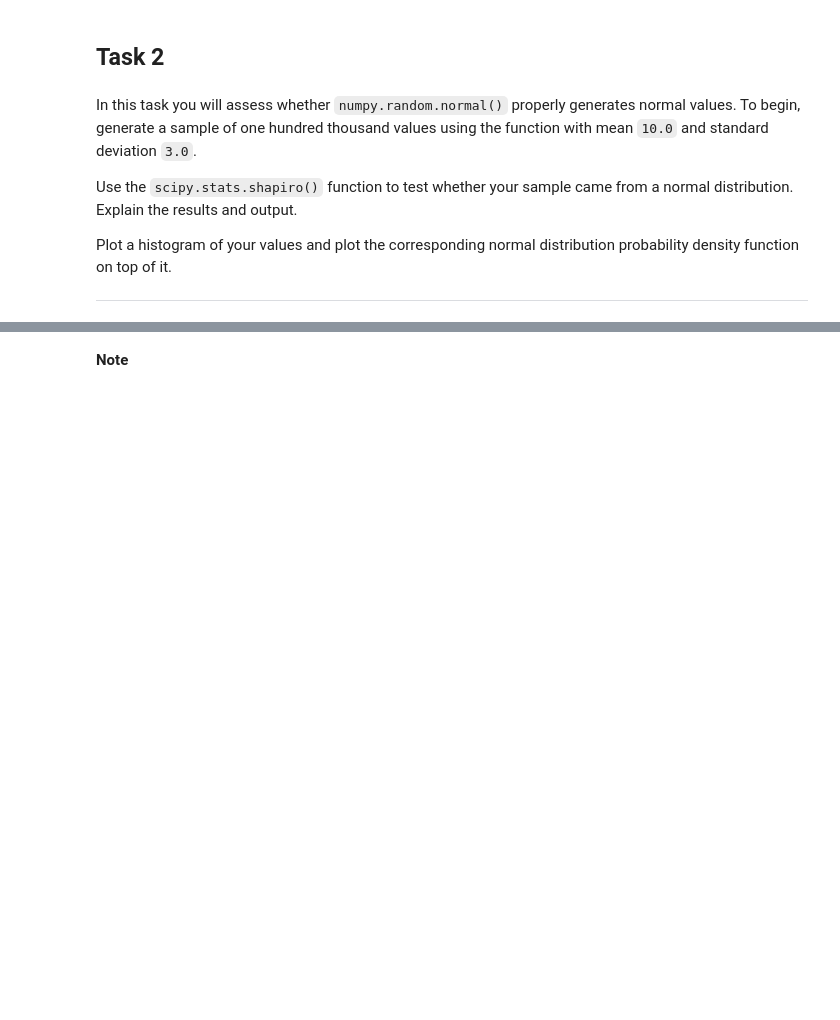
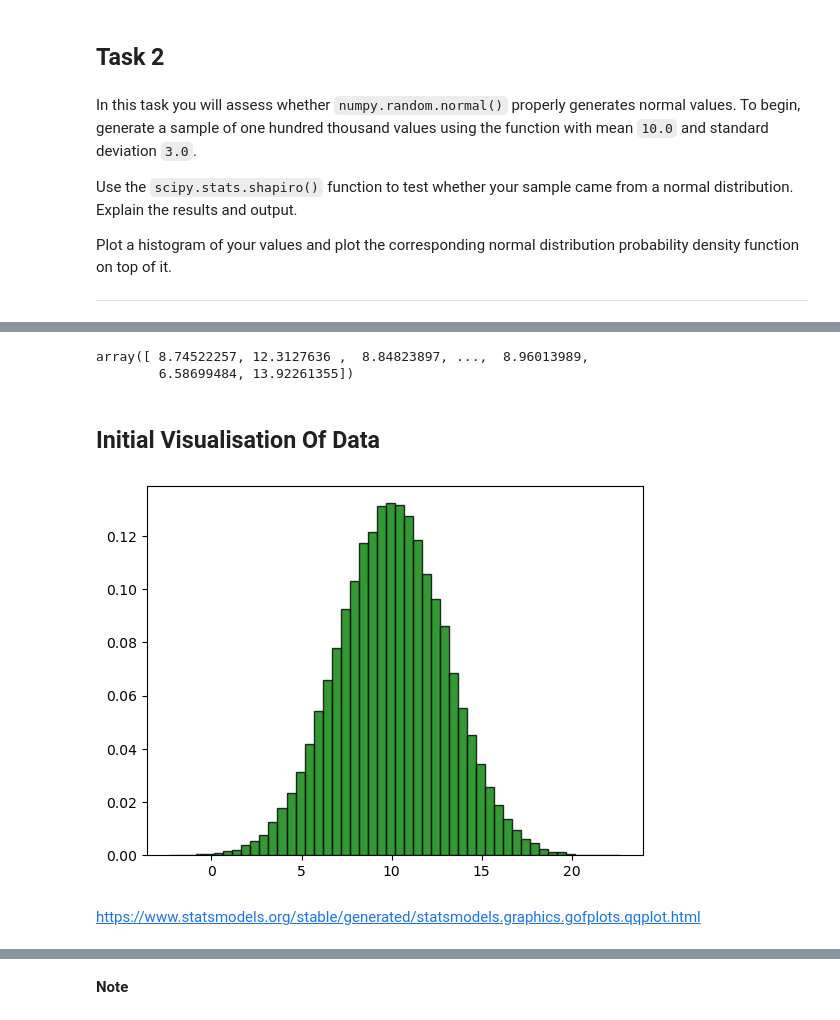
Before and after one commit to ECronin1973/Applied_Statistics_MyWork, a Jupyter notebook: tasks.ipynb, the cells around one changed output, grey strips where cells are left out. Drawn from its saved outputs; the diff is of its cells as text; code cells hidden in the pictures; blank space fills up the shorter version.

```diff
--- a/tasks.ipynb
+++ b/tasks.ipynb
@@ -574,10 +620,32 @@ from scipy.stats import norm
 # %%
-## Generate the Sample:
+## Generate the Random Normal Sample:
+# https://numpy.org/doc/stable/reference/random/generated/numpy.random.normal.html#numpy-random-normal
+# The numpy.random.normal function generates random samples from a normal (Gaussian) distribution. You can specify the mean and standard deviation of the distribution, as well as the number of samples to generate.
 
 import numpy as np
 
-# Generate a sample of 100,000 values
+# Generate a sample of 100,000 values with a mean of 10.0 and a standard deviation of 3.0
 mean = 10.0
 std_dev = 3.0
 sample_size = 100000
 sample = np.random.normal(mean, std_dev, sample_size)
+
+# show
+sample
+# %% [output]
+array([ 8.74522257, 12.3127636 ,  8.84823897, ...,  8.96013989,
+        6.58699484, 13.92261355])
+# %% [markdown]
+## Initial Visualisation Of Data
+# %%
+import matplotlib.pyplot as plt
+from scipy.stats import norm
+
+# Plot histogram of the sample
+plt.hist(sample, bins=50, edgecolor='black', density=True, alpha=0.8, color='g')
+
+plt.show()
+# %% [output]
+[figure, added]
+# %% [markdown]
+https://www.statsmodels.org/stable/generated/statsmodels.graphics.gofplots.qqplot.html
```
Also changed, not shown: parts of 12 cells of this notebook.
